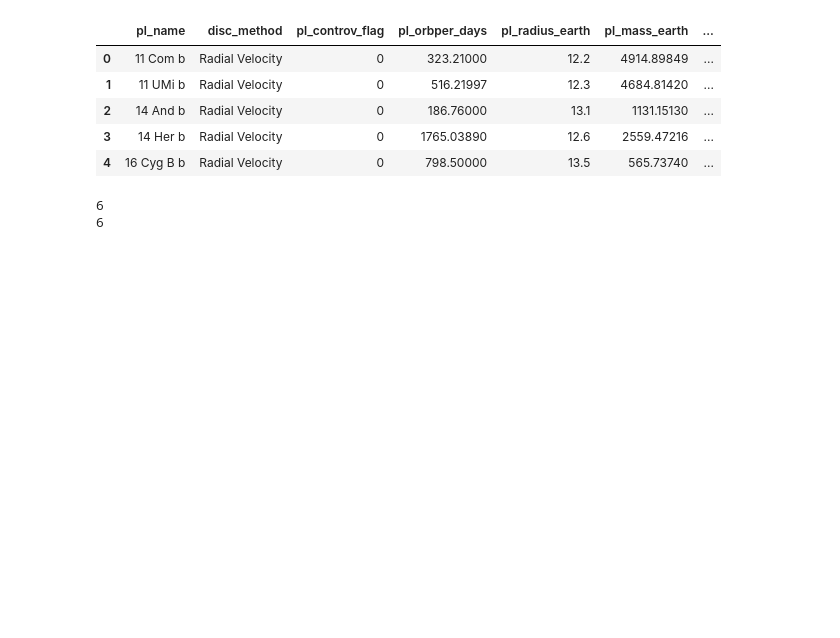
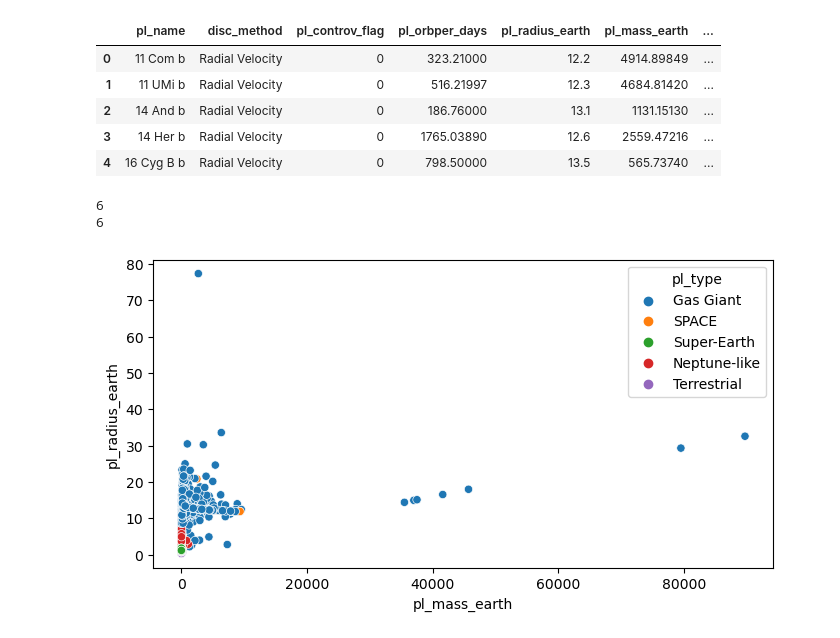
Before and after one commit to saraharmstrong314/NASA-Space-Apps, a Jupyter notebook: Exoplanet_Classification.ipynb, the cells around one changed output. Saved outputs shown, nothing was run; the diff lists cells and outputs as text; code cells hidden in the pictures; blank space fills up the shorter version.

```diff
--- a/Exoplanet_Classification.ipynb
+++ b/Exoplanet_Classification.ipynb
@@ -55,3 +60,9 @@ scaler = StandardScaler()
 
 X_train_scaled = scaler.fit_transform(X_train)
 X_test_scaled = scaler.transform(X_test)
+# %%
+plt.figure(figsize=(8, 4))
+sns.scatterplot(x='pl_mass_earth', y='pl_radius_earth', hue='pl_type', data=merged_df, palette='tab10')
+plt.show()
+# %% [output]
+[figure, added]
```
Also changed, not shown: parts of 13 cells of this notebook, 1 other file.
